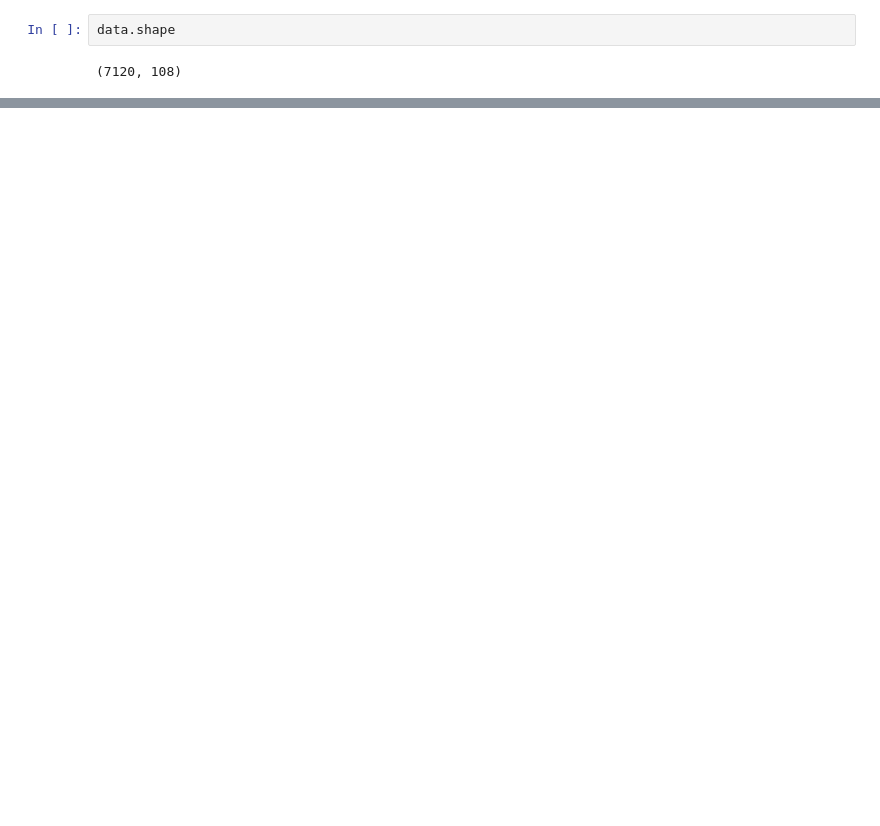
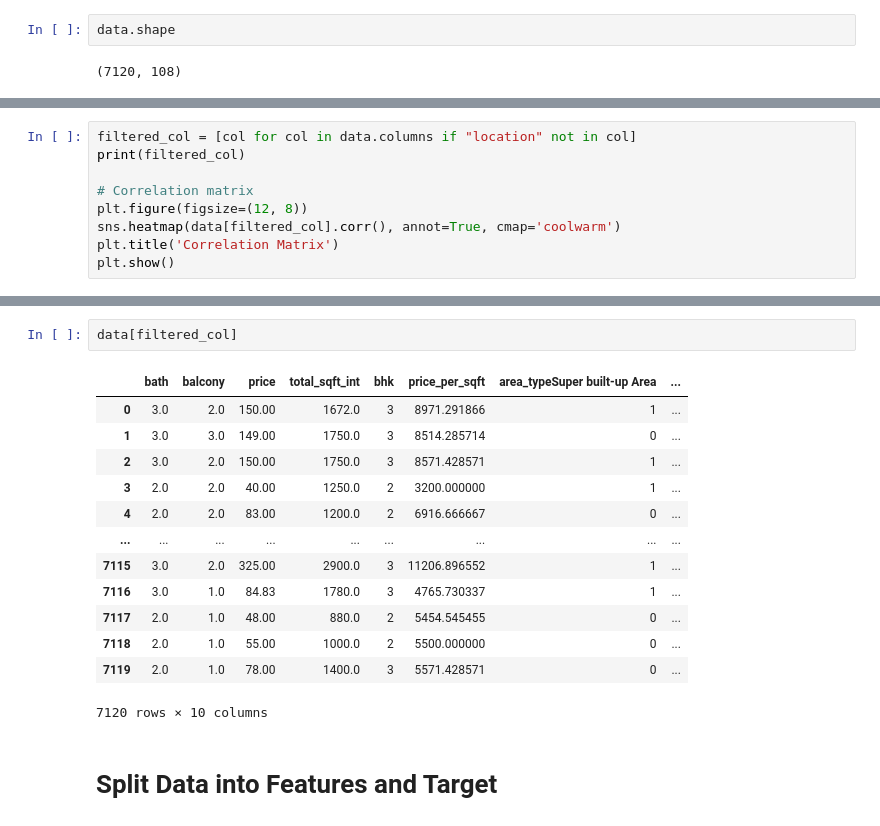
Before and after one commit to sathwik238/House-Price-Prediction, a Jupyter notebook: House-Price(DecisionTree-Regressor).ipynb, the cells around one changed output, grey strips where cells are left out. Drawn from its saved outputs; the diff is of its cells as text; blank space fills up the shorter version.

```diff
--- a/House-Price(DecisionTree-Regressor).ipynb
+++ b/House-Price(DecisionTree-Regressor).ipynb
@@ -88,0 +102,9 @@ graph.write_png('house-pricetree.png')
+# %%
+filtered_col = [col for col in data.columns if "location" not in col]
+print(filtered_col)
+
+# Correlation matrix
+plt.figure(figsize=(12, 8))
+sns.heatmap(data[filtered_col].corr(), annot=True, cmap='coolwarm')
+plt.title('Correlation Matrix')
+plt.show()
@@ -88,0 +114,18 @@ graph.write_png('house-pricetree.png')
+# %%
+data[filtered_col]
+# %% [output]
+|  | bath | balcony | price | total_sqft_int | bhk | price_per_sqft | area_typeSuper built-up Area | ... |
+| 0 | 3.0 | 2.0 | 150.00 | 1672.0 | 3 | 8971.291866 | 1 | ... |
+| 1 | 3.0 | 3.0 | 149.00 | 1750.0 | 3 | 8514.285714 | 0 | ... |
+| 2 | 3.0 | 2.0 | 150.00 | 1750.0 | 3 | 8571.428571 | 1 | ... |
+| 3 | 2.0 | 2.0 | 40.00 | 1250.0 | 2 | 3200.000000 | 1 | ... |
+| 4 | 2.0 | 2.0 | 83.00 | 1200.0 | 2 | 6916.666667 | 0 | ... |
+| ... | ... | ... | ... | ... | ... | ... | ... | ... |
+| 7115 | 3.0 | 2.0 | 325.00 | 2900.0 | 3 | 11206.896552 | 1 | ... |
+| 7116 | 3.0 | 1.0 | 84.83 | 1780.0 | 3 | 4765.730337 | 1 | ... |
+| 7117 | 2.0 | 1.0 | 48.00 | 880.0 | 2 | 5454.545455 | 0 | ... |
+| 7118 | 2.0 | 1.0 | 55.00 | 1000.0 | 2 | 5500.000000 | 0 | ... |
+| 7119 | 2.0 | 1.0 | 78.00 | 1400.0 | 3 | 5571.428571 | 0 | ... |
+7120 rows × 10 columns
+# %% [markdown]
+# Split Data into Features and Target
```
Also changed, not shown: parts of 45 cells of this notebook, 1 other file.
